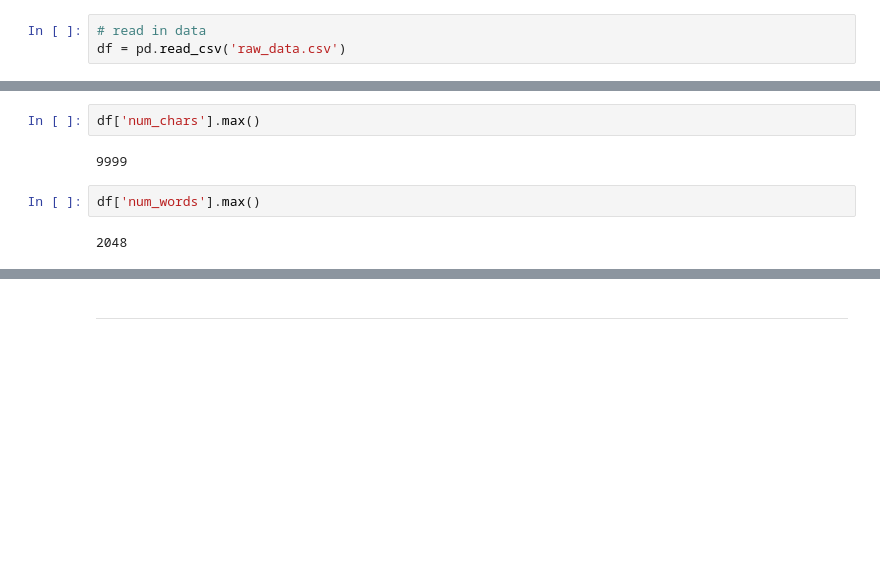
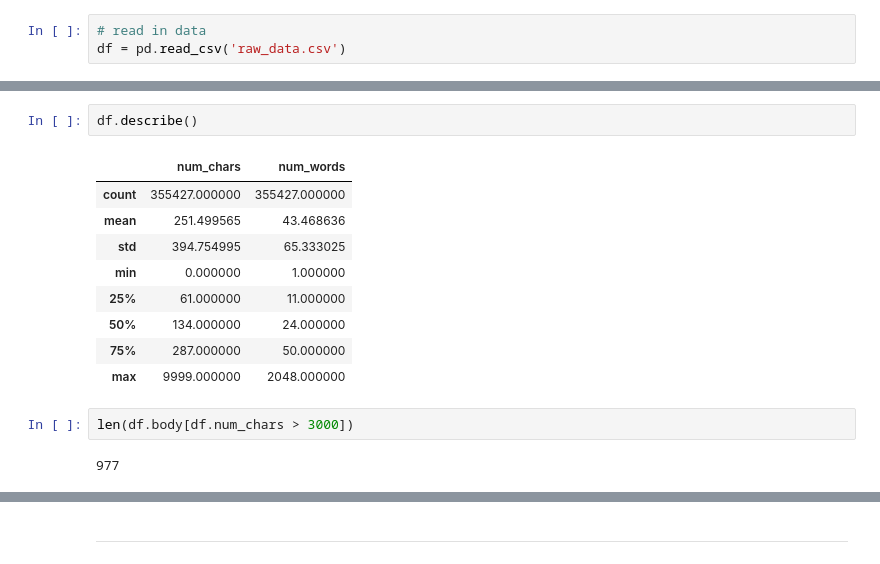
Before and after one commit to kgedney/author-id-project, a Jupyter notebook: reddit_collect_data.ipynb, the cells around one changed output, grey strips where cells are left out. Drawn from its saved outputs; the diff is of its cells as text; blank space fills up the shorter version.

```diff
--- a/reddit_collect_data.ipynb
+++ b/reddit_collect_data.ipynb
@@ -125,8 +130,16 @@ df['num_chars'].mean()
-# %%
-df['num_chars'].max()
-# %% [output]
-9999
-# %%
-df['num_words'].max()
-# %% [output]
-2048
+# %%
+df.describe()
+# %% [output]
+|  | num_chars | num_words |
+| count | 355427.000000 | 355427.000000 |
+| mean | 251.499565 | 43.468636 |
+| std | 394.754995 | 65.333025 |
+| min | 0.000000 | 1.000000 |
+| 25% | 61.000000 | 11.000000 |
+| 50% | 134.000000 | 24.000000 |
+| 75% | 287.000000 | 50.000000 |
+| max | 9999.000000 | 2048.000000 |
+# %%
+len(df.body[df.num_chars > 3000])
+# %% [output]
+977
```
Also changed, not shown: parts of 31 cells of this notebook, 1 other file.
